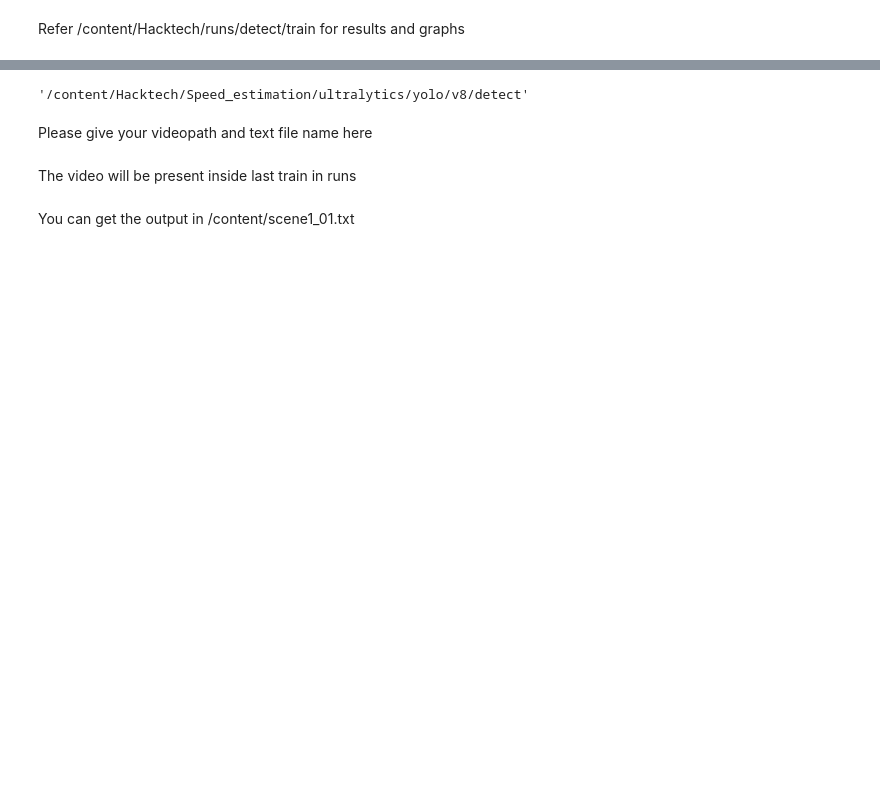
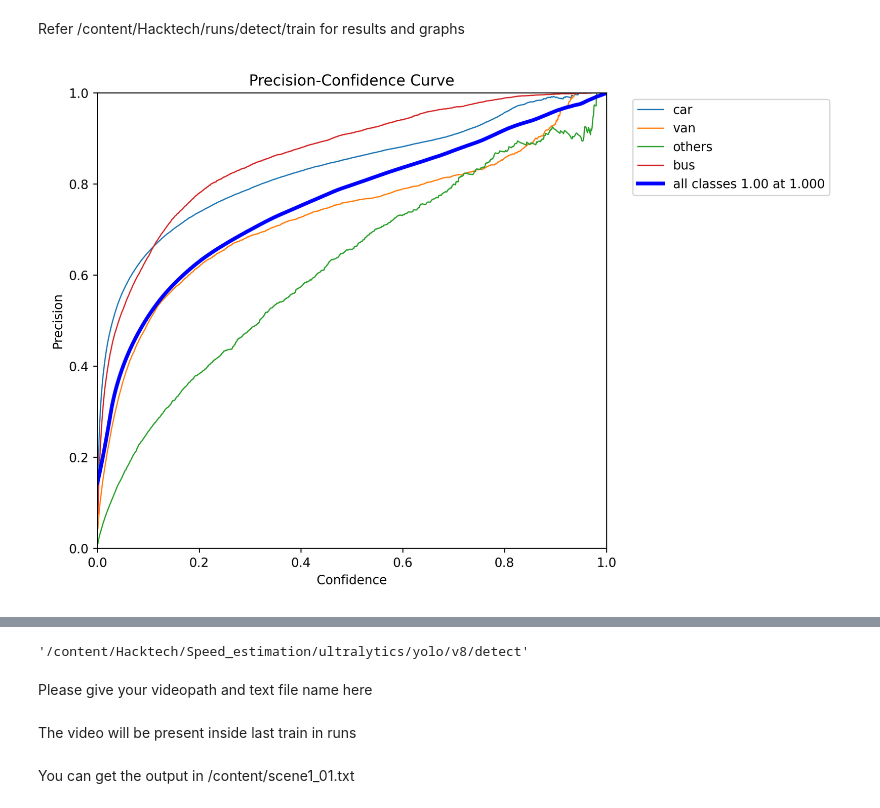
Before and after one commit to amirtha19/Hacktech, a Jupyter notebook: Detrac_train.ipynb, the cells around one changed output, grey strips where cells are left out. Cells and saved outputs as stored; diff of their text form; code cells hidden in the pictures; blank space fills up the shorter version.

```diff
--- a/Detrac_train.ipynb
+++ b/Detrac_train.ipynb
@@ -285,2 +295,6 @@ show_images(image_path, label_path)
 # %% [markdown]
 Refer /content/Hacktech/runs/detect/train for results and graphs
+# %%
+Image(filename="/content/Hacktech/runs/detect/train/P_curve.png")
+# %% [output]
+[figure, added]
```
Also changed, not shown: parts of 3 cells of this notebook.
